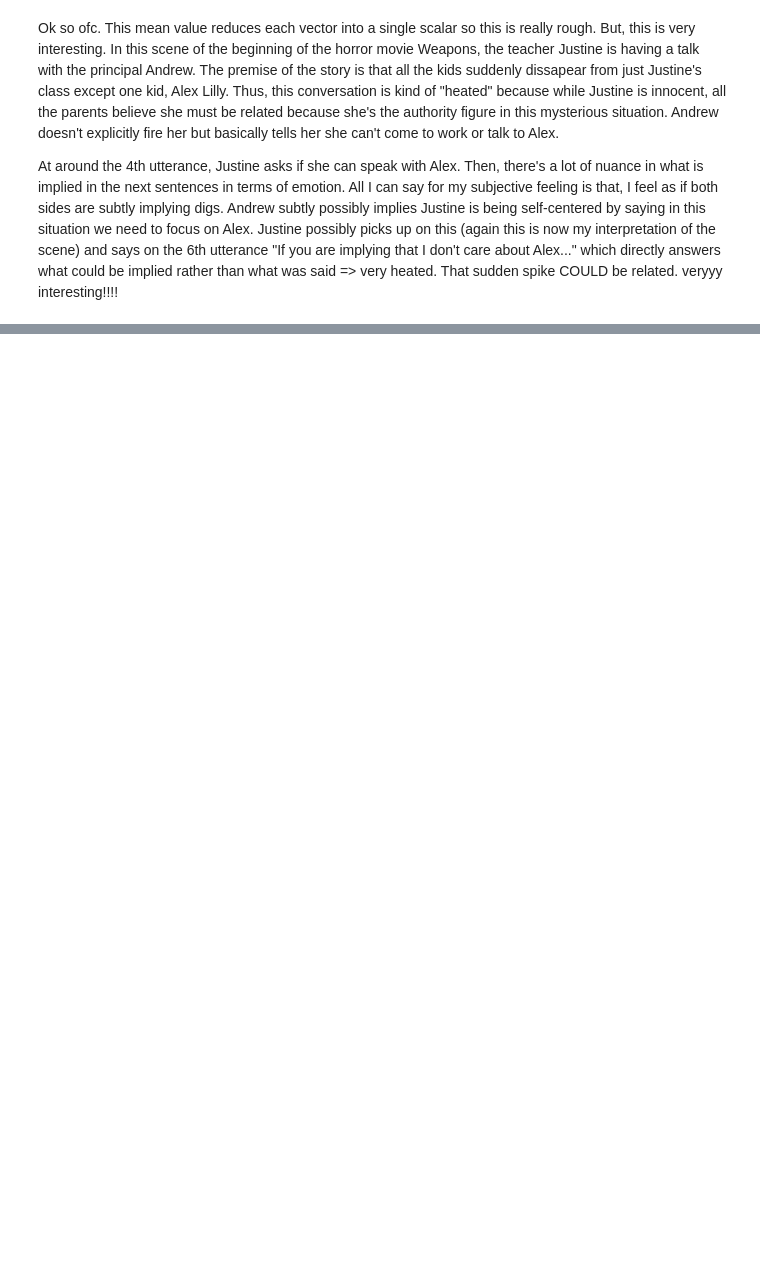
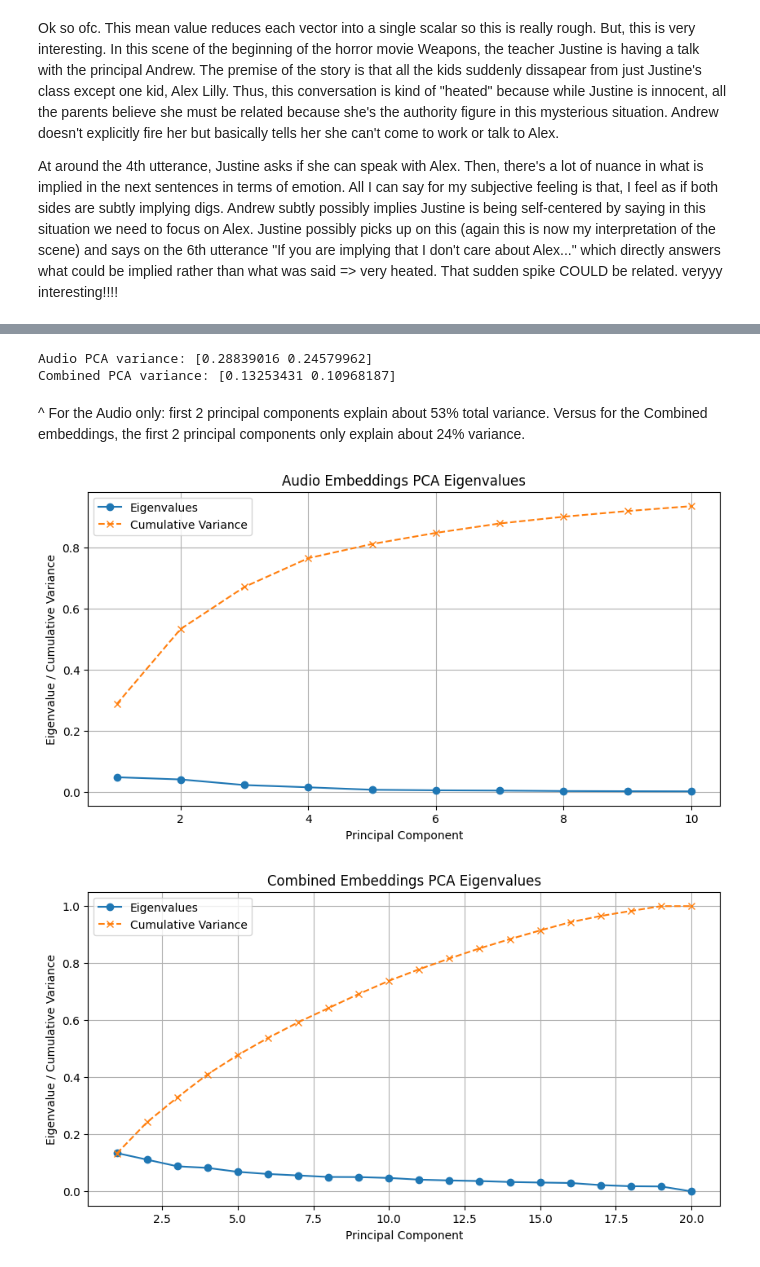
Before and after one commit to mwsong/tone-analysis, a Jupyter notebook: testing (proof-of-concept).ipynb, the cells around one changed output, grey strips where cells are left out. Cells and saved outputs as stored; diff of their text form; code cells hidden in the pictures; blank space fills up the shorter version.

```diff
--- a/testing (proof-of-concept).ipynb
+++ b/testing (proof-of-concept).ipynb
@@ -217,0 +288,45 @@ plot_embedding_heatmap(combined_embeddings, "justine", title="Combined Heatmap")
+# %%
+print("Audio PCA variance:", pca_audio.explained_variance_ratio_[:5])
+print("Combined PCA variance:", pca_combined.explained_variance_ratio_[:5])
+# %% [output]
+Audio PCA variance: [0.28839016 0.24579962]
+Combined PCA variance: [0.13253431 0.10968187]
+# %% [markdown]
+^ For the Audio only: first 2 principal components explain about 53% total variance. Versus for the Combined embeddings, the first 2 principal components only explain about 24% variance.
+# %%
+#plot eigenvalues
+def plot_eigenvalues(embeddings_dict, n_components=20, title="Eigenvalues of PCA"):
+    all_embs = []
+    for speaker in embeddings_dict:
+        for emb in embeddings_dict[speaker]:
+            all_embs.append(emb.numpy())
+    X = np.vstack(all_embs)
+
+    if n_components is None:
+        n_components = min(X.shape)
+
+    pca = PCA(n_components=n_components)
+    pca.fit(X)
+
+    eigenvalues = pca.explained_variance_
+    variance_exp = np.cumsum(pca.explained_variance_ratio_)
+
+    plt.figure(figsize=(10,5))
+    plt.plot(range(1, len(eigenvalues)+1), eigenvalues, marker='o', label='Eigenvalues')
+    plt.plot(range(1, len(eigenvalues)+1), variance_exp, marker='x', linestyle='--', label='Cumulative Variance')
+    plt.xlabel("Principal Component")
+    plt.ylabel("Eigenvalue / Cumulative Variance")
+    plt.title(title)
+    plt.grid(True)
+    plt.legend()
+    plt.show()
+
+    return eigenvalues, variance_exp, pca
+
+
+eigs_audio, audio_exp, pca_audio = plot_eigenvalues(audio_embeddings_norm, n_components=10, title="Audio Embeddings PCA Eigenvalues")
+
+eigs_combined, combined_exp, pca_combined = plot_eigenvalues(combined_embeddings, n_components=20, title="Combined Embeddings PCA Eigenvalues")
+# %% [output]
+[figure, added]
+[figure, added]
```
Also changed, not shown: parts of 8 cells of this notebook, 2 other files.
